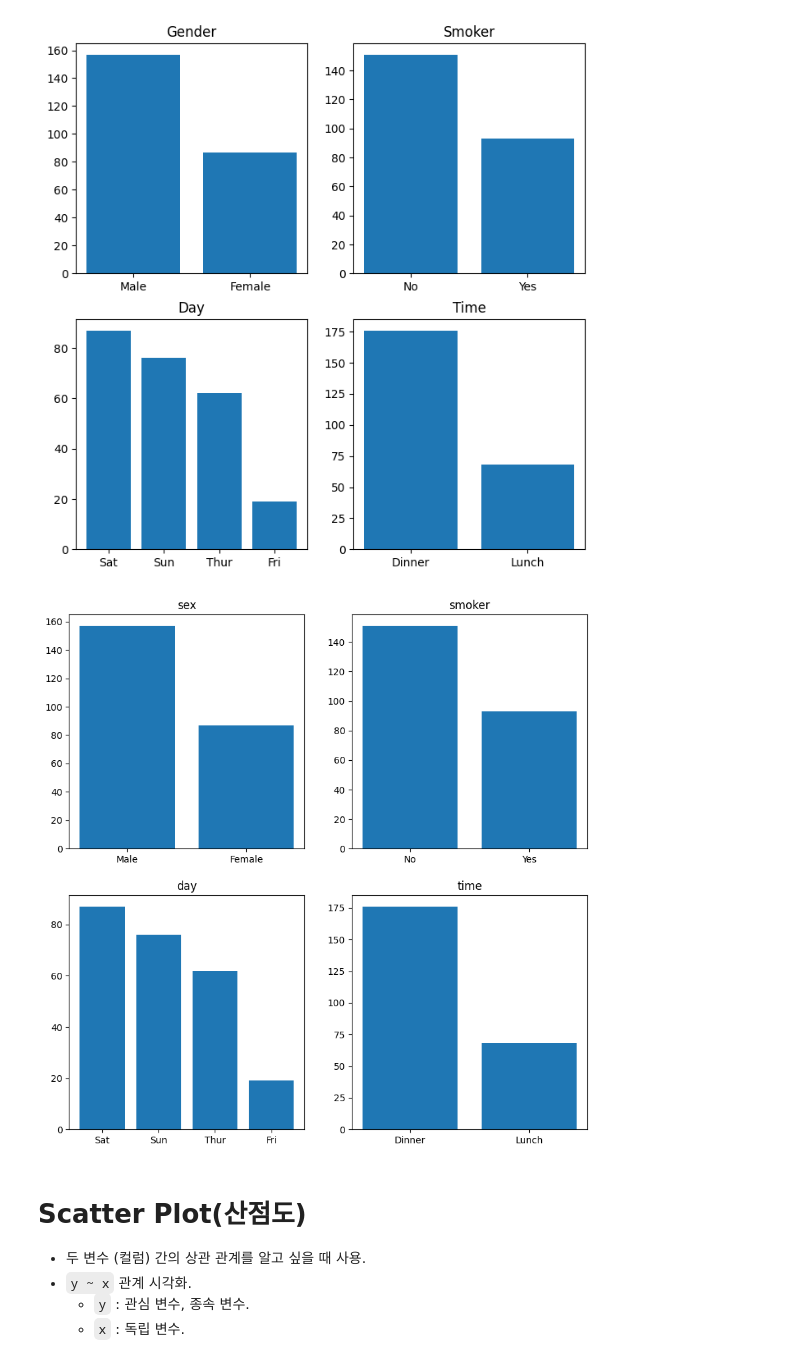
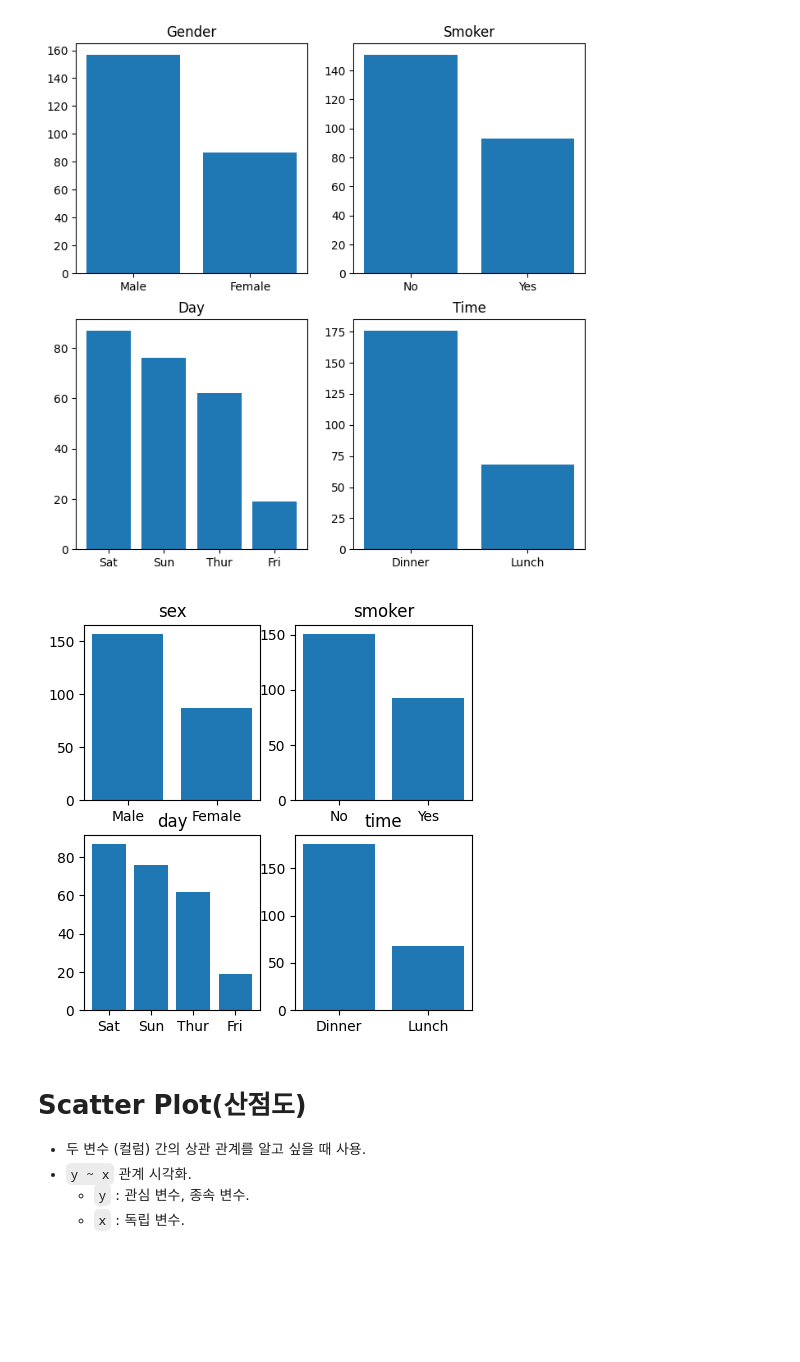
Before and after one commit to Sjleerodls/Data_Analysis, a Jupyter notebook: lab_da/da04_matplotlib_py.ipynb, the cells around one changed output. Drawn from its saved outputs; the diff is of its cells as text; code cells hidden in the pictures; blank space fills up the shorter version.

```diff
--- a/lab_da/da04_matplotlib_py.ipynb
+++ b/lab_da/da04_matplotlib_py.ipynb
@@ -525,20 +525,20 @@ plt.show()
 # %% [output]
 [figure]
 # %%
-titles = [['sex', 'smoker'], ['day', 'time']]
+titles = [['sex', 'smoker'], ['day', 'time']]       # 2차원 행렬 생성
 
-fig, axes = plt.subplots(nrows=2, ncols=2, figsize=(10, 10))
+fig, axes = plt.subplots(nrows=2, ncols=2, figsize=(5, 5))  # fig에 2x2의 axes 객체 생성, 사이즈는 figsize로 조절
 
 for i, row in enumerate(titles):
     for j, t in enumerate(row):
         data = tips[t].value_counts()
         axes[i, j].bar(x=data.index,
                        height=data.values)
         axes[i, j].set_title(t)
 
 plt.show()
 # %% [output]
-[figure, old version]
+[figure, new version]
 # %% [markdown]
 # Scatter Plot(산점도)
 
```
Also changed, not shown: parts of 14 cells of this notebook.
